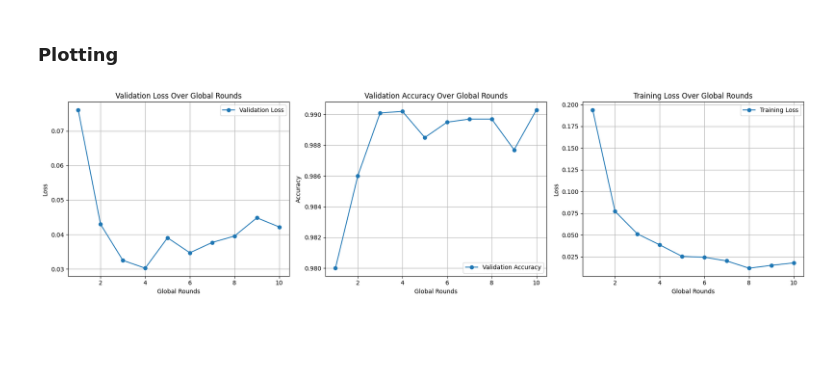
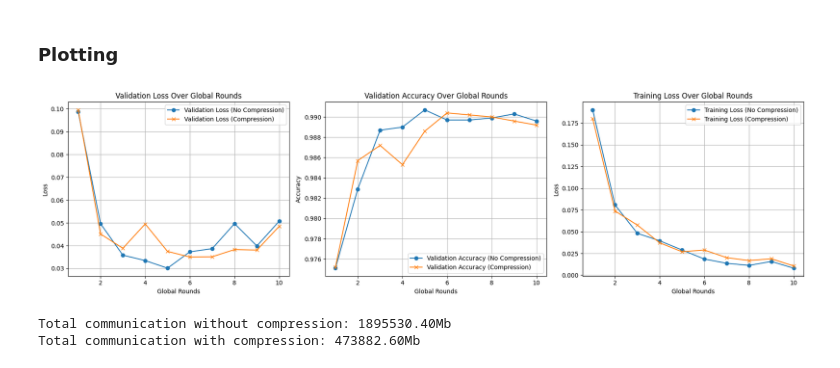
Before and after one commit to rohaan2614/Federated_Learning, a Jupyter notebook: FedAvg_with_Gaussian.ipynb, the cells around one changed output. Drawn from its saved outputs; the diff is of its cells as text; code cells hidden in the pictures; blank space fills up the shorter version.

Commit message:
Gaussian Compression vs Non-Compressed

```diff
--- a/FedAvg_with_Gaussian.ipynb
+++ b/FedAvg_with_Gaussian.ipynb
@@ -169,13 +149,16 @@ def evaluate(model, val_loader, criterion):
 ### Train & Evaluate
 # %%
 import random
+import copy
 
 # Define federated training function
-def train_federated(global_model, client_loaders, test_loader, criterion, optimizer_cls, num_clients, clients_per_round, epochs=1, num_global_rounds=10):
+def train_federated(global_model, client_loaders, test_loader, criterion, optimizer_cls, num_clients, clients_per_round, epochs=1, num_global_rounds=10, compress=False):
     # Lists to store the metrics
     global_val_losses = []
     global_val_accuracies = []
     global_train_losses = []
+    total_original_size = 0
+    total_compressed_size = 0
 
     for global_round in range(num_global_rounds):
         print(f'Global Round {global_round+1}/{num_global_rounds}')
@@ -185,15 +168,19 @@ def train_federated(global_model, client_loaders, test_loader, criterion, optimi
 
         client_weights = []
         global_round_train_loss = 0.0
+        round_original_size = 0
+        round_compressed_size = 0
 
         for client_id in selected_clients:
             client_model = SimpleCNN()
             client_model.load_state_dict(global_model.state_dict())
-            optimizer = optimizer_cls(client_model.parameters(), lr=0.001)
+            optimizer = optimizer_cls(client_model.parameters(), lr=LEARNING_RATE)
 
-            client_weight, client_train_loss = client_update(client_model, client_loaders[client_id], criterion, optimizer, epochs)
+            client_weight, client_train_loss, original_size, compressed_size = client_update(client_model, client_loaders[client_id], criterion, optimizer, epochs, compress)
             client_weights.append(client_weight)
             global_round_train_loss += client_train_loss
+            round_original_size += original_size
+            round_compressed_size += compressed_size
 
         average_weights(global_model, client_weights)
 
@@ -201,15 +188,20 @@ def train_federated(global_model, client_loaders, test_loader, criterion, optimi
         global_train_losses.append(global_round_train_loss / len(selected_clients))
         global_val_losses.append(avg_val_loss)
         global_val_accuracies.append(val_accuracy)
+        total_original_size += round_original_size
+        total_compressed_size += round_compressed_size
 
         print(f'Validation Loss: {avg_val_loss:.4f}, Validation Accuracy: {val_accuracy:.4f}')
         print(f'Training Loss: {global_train_losses[-1]:.4f}')
+        print(f'Round Communication (Original/Compressed): {round_original_size/1e6:.2f}Mb / {round_compressed_size/1e6:.2f}Mb')
 
-    return global_val_losses, global_val_accuracies, global_train_losses
+    return global_val_losses, global_val_accuracies, global_train_losses, total_original_size, total_compressed_size
 
 # Loss function
 criterion = nn.CrossEntropyLoss()
 
-# Train the global model using federated learning
-global_val_losses, global_val_accuracies, global_train_losses = train_federated(global_model, client_loaders, test_loader, criterion, optim.Adam, NUM_CLIENTS, CLIENTS_PER_ROUND, LOCAL_EPOCHS, GLOBAL_ROUNDS)
+# Train
+print("Training without compression...")
+global_val_losses_no_comp, global_val_accuracies_no_comp, global_train_losses_no_comp, total_original_size_no_comp, total_compressed_size_no_comp = train_federated(
+    copy.deepcopy(global_model), client_loaders, test_loader, criterion, optim.Adam, NUM_CLIENTS, CLIENTS_PER_ROUND, LOCAL_EPOCHS, GLOBAL_ROUNDS, compress=False)
 # %% [output]
@@ -232,0 +225,4 @@ Training Loss: 0.0179
+# %%
+print("\nTraining with compression...")
+global_val_losses_comp, global_val_accuracies_comp, global_train_losses_comp, total_original_size_comp, total_compressed_size_comp = train_federated(
+    copy.deepcopy(global_model), client_loaders, test_loader, criterion, optim.Adam, NUM_CLIENTS, CLIENTS_PER_ROUND, LOCAL_EPOCHS, GLOBAL_ROUNDS, compress=True)
@@ -235,38 +249,50 @@ Training Loss: 0.0179
 # %%
 import matplotlib.pyplot as plt
 
-def plot_metrics(global_val_losses, global_val_accuracies, global_train_losses):
-    rounds = range(1, len(global_val_losses) + 1)
+def plot_comparison(global_val_losses_no_comp, global_val_accuracies_no_comp, global_train_losses_no_comp,
+                    global_val_losses_comp, global_val_accuracies_comp, global_train_losses_comp):
+    rounds = range(1, len(global_val_losses_no_comp) + 1)
 
     plt.figure(figsize=(18, 5))
 
     plt.subplot(1, 3, 1)
-    plt.plot(rounds, global_val_losses, marker='o', label='Validation Loss')
+    plt.plot(rounds, global_val_losses_no_comp, marker='o', label='Validation Loss (No Compression)')
+    plt.plot(rounds, global_val_losses_comp, marker='x', label='Validation Loss (Compression)')
     plt.xlabel('Global Rounds')
     plt.ylabel('Loss')
     plt.title('Validation Loss Over Global Rounds')
     plt.grid(True)
     plt.legend()
 
     plt.subplot(1, 3, 2)
-    plt.plot(rounds, global_val_accuracies, marker='o', label='Validation Accuracy')
+    plt.plot(rounds, global_val_accuracies_no_comp, marker='o', label='Validation Accuracy (No Compression)')
+    plt.plot(rounds, global_val_accuracies_comp, marker='x', label='Validation Accuracy (Compression)')
     plt.xlabel('Global Rounds')
     plt.ylabel('Accuracy')
     plt.title('Validation Accuracy Over Global Rounds')
     plt.grid(True)
     plt.legend()
 
     plt.subplot(1, 3, 3)
-    plt.plot(rounds, global_train_losses, marker='o', label='Training Loss')
+    plt.plot(rounds, global_train_losses_no_comp, marker='o', label='Training Loss (No Compression)')
+    plt.plot(rounds, global_train_losses_comp, marker='x', label='Training Loss (Compression)')
     plt.xlabel('Global Rounds')
     plt.ylabel('Loss')
     plt.title('Training Loss Over Global Rounds')
     plt.grid(True)
     plt.legend()
 
     plt.tight_layout()
     plt.show()
 
-plot_metrics(global_val_losses, global_val_accuracies, global_train_losses)
+plot_comparison(global_val_losses_no_comp, global_val_accuracies_no_comp, global_train_losses_no_comp,
+                global_val_losses_comp, global_val_accuracies_comp, global_train_losses_comp)
 # %% [output]
-[figure, old version]
+[figure, new version]
+# %%
+# Print total communication data
+print(f"Total communication without compression: {total_original_size_no_comp/1e6:.2f}Mb")
+print(f"Total communication with compression: {total_compressed_size_comp/1e6:.2f}Mb")
+# %% [output]
+Total communication without compression: 1895530.40Mb
+Total communication with compression: 473882.60Mb
```
Also changed, not shown: parts of 6 cells of this notebook.
